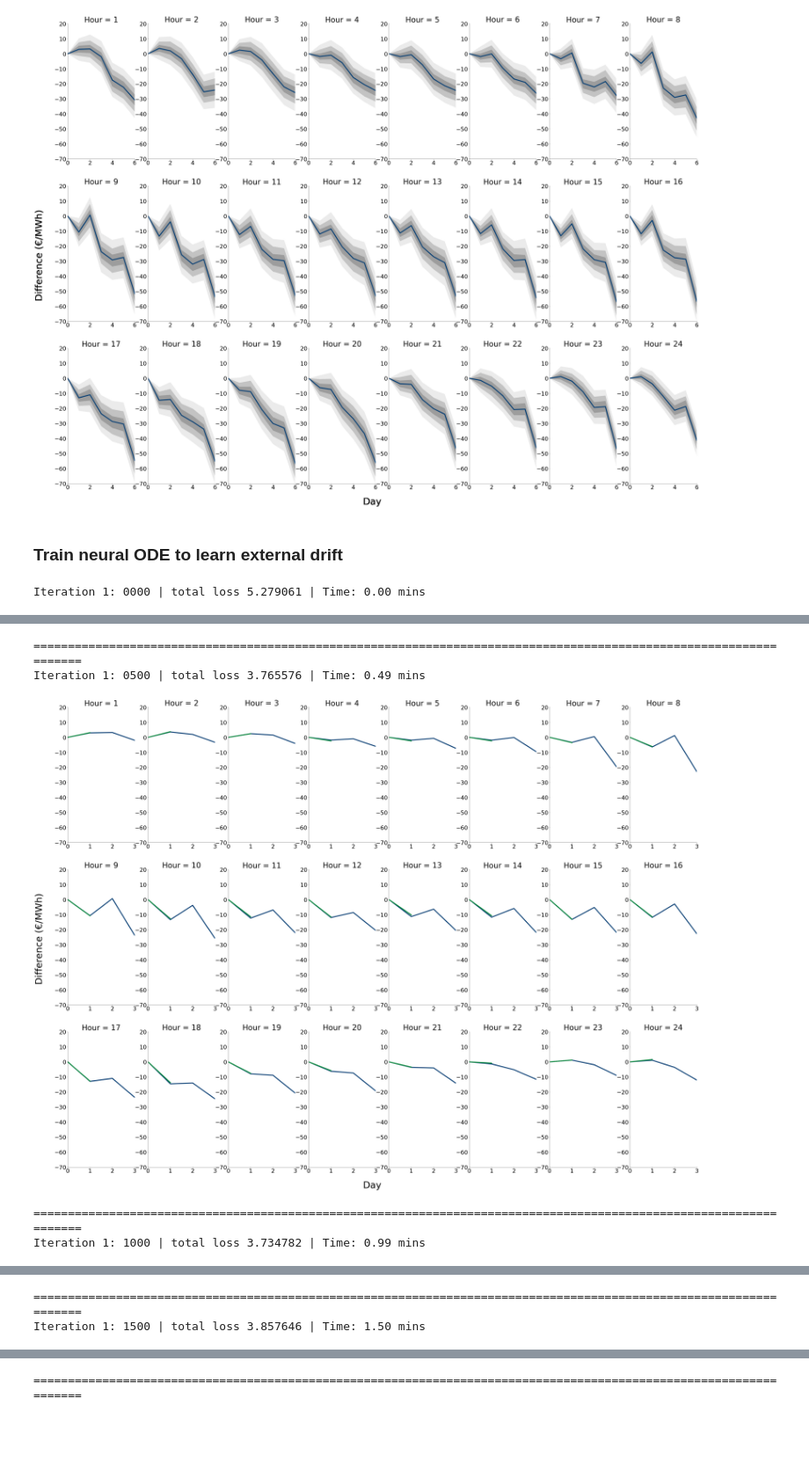
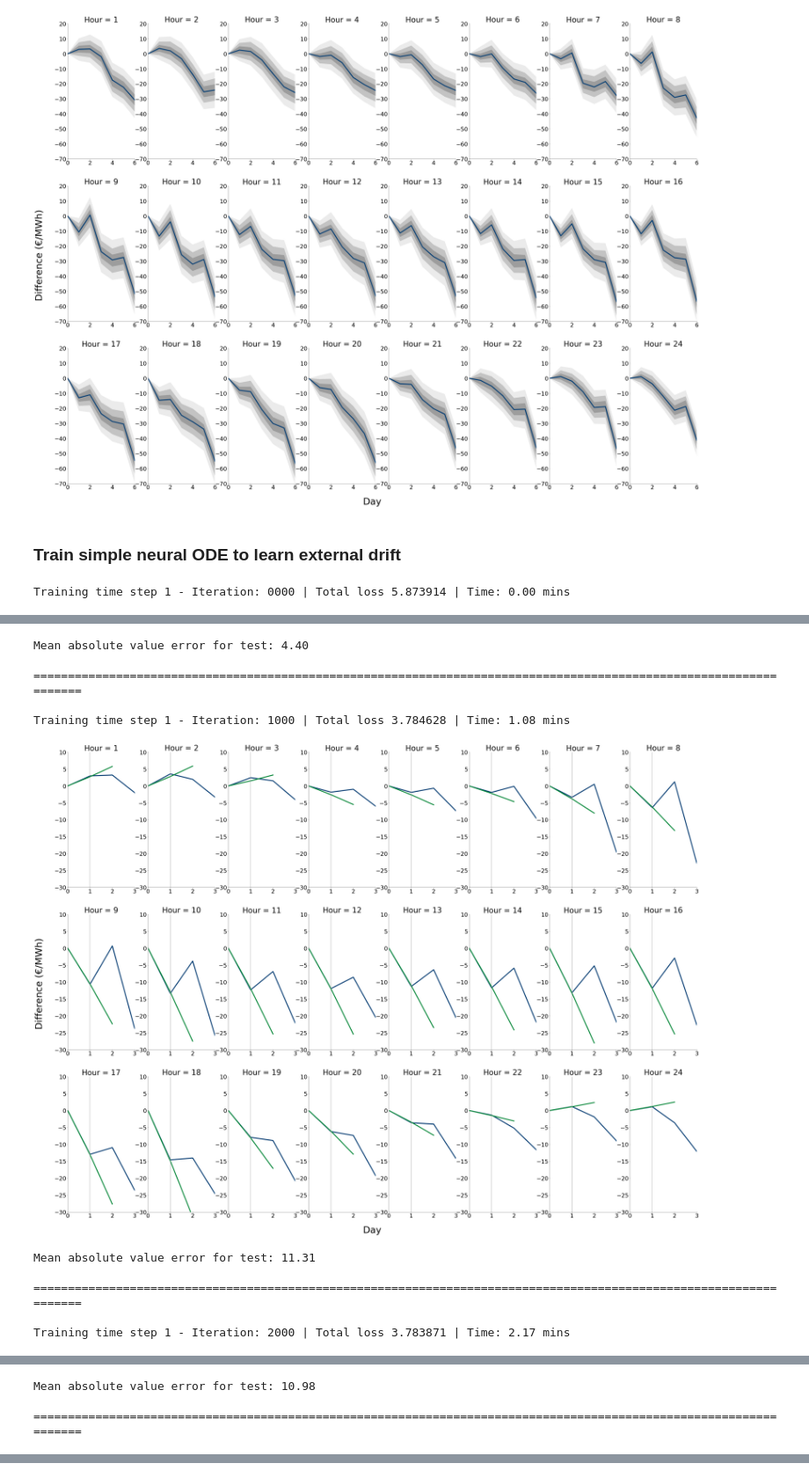
Before and after one commit to NonoMalpi/electricity, a Jupyter notebook: notebooks/external_drift.ipynb, the cells around one changed output, grey strips where cells are left out. Shown at 88% size. Cells and saved outputs as stored; diff of their text form; code cells hidden in the pictures; blank space fills up the shorter version.

Commit message:
:hammer: Add test evaluation

```diff
--- a/notebooks/external_drift.ipynb
+++ b/notebooks/external_drift.ipynb
@@ -124,27 +125,27 @@ fig.text(0.09, 0.5, "Difference (€/MWh)", ha="center", va="center", fontdict={
 # %% [output]
 [figure]
 # %% [markdown]
-### Train neural ODE to learn external drift
+### Train simple neural ODE to learn external drift
 # %%
 def get_multivariate_batch(train_df: pd.DataFrame, t: int):
-    batch_y = np.zeros((t+1, 20, 1, 24)) # shape: (time, batch_size, 1, obs_dim)
+    batch_y = np.zeros((t+1, 30, 1, 24)) # shape: (time, batch_size, 1, obs_dim)
     batch_t = torch.from_numpy(np.arange(t+1, dtype=np.float64))
-    col_indexes = np.random.choice(train_df.columns, size=20, replace=False) # pick batch_size columns
+    col_indexes = np.random.choice(train_df.columns, size=30, replace=False) # pick batch_size columns
     # iterate through each timestamp to get array of shape (batch_zise, 1, obs_dim)
     for h in range(t+1):
-        batch_y[h] = train_df[col_indexes].xs(h, level=1, drop_level=False).T.values.reshape(20, 1, 24)
+        batch_y[h] = train_df[col_indexes].xs(h, level=1, drop_level=False).T.values.reshape(30, 1, 24)
     batch_y0 = torch.from_numpy(batch_y[0]).float()
     batch_y = torch.from_numpy(batch_y)
 
     return batch_y0, batch_t, batch_y
 
-def get_mean_tensor_from_trajectories(traj_df: pd.DataFrame, hour: int):
-    tensor_1d = traj_df.xs(hour, level=1, drop_level=False).mean(axis=1).values
+def get_mean_tensor_from_trajectories(traj_df: pd.DataFrame, time_step: int):
+    tensor_1d = traj_df.xs(time_step, level=1, drop_level=False).mean(axis=1).values
     tensor_1d = torch.from_numpy(tensor_1d.reshape(1, 1, -1)).float().to(device)
 
     return tensor_1d
 
-def plot_training_evaluation(pred: torch.tensor, train_df: pd.DataFrame):
+def plot_training_evaluation(pred: torch.tensor, train_df: pd.DataFrame, t: int):
     fig, axis = plt.subplots(3, 8, figsize=(60, 45))
 
     pred_df = pd.DataFrame(pred.reshape(-1, 24).T, index=np.arange(1, 25))
@@ -154,11 +155,12 @@ def plot_training_evaluation(pred: torch.tensor, train_df: pd.DataFrame):
             h = 1 + i*8+j
             hour_diff_df.loc[h].mean(axis=1).plot(ax=ax, lw=5, color=ImperialColors.blue.value)
             pred_df.loc[h].plot(ax=ax, lw=5, color=ImperialColors.dark_green.value)
+            ax.axvline(x=t, color=ImperialColors.cool_grey.value)
 
             ax.set_xlabel("")
             ax.set_title(f"Hour = {h}", fontsize=40)
-            ax.set_xlim(0, pred_df.shape[-1] + 1)
-            ax.set_ylim(-70, 20)
+            ax.set_xlim(0, pred_df.shape[-1])
+            ax.set_ylim(-30, 10)
             ax.tick_params(axis="both", labelsize=30)
             ax.spines['right'].set_visible(False)
             ax.spines['top'].set_visible(False)
@@ -181,7 +183,7 @@ for j in range(1, 2):
     loss_meter = RunningAverageMeter(0.97)
 
 
-    for itr in range(0, 1_500+1):
+    for itr in range(0, 2_000+1):
         optimizer.zero_grad()
         batch_y0, batch_t, batch_y = get_multivariate_batch(train_df=hour_diff_df, t=trajectory_time)
         batch_y0 = batch_y0.to(device)
@@ -198,18 +200,19 @@ for j in range(1, 2):
         end = time.time()
         training_time = (end-start) / 60
 
-        if itr % 500 == 0:
-            print(f"Iteration {j}: {itr:04d} | total loss {loss_meter.avg:.6f} | Time: {training_time:.2f} mins")
-            # evaluate training set
-            true_y0 = get_mean_tensor_from_trajectories(traj_df=hour_diff_df, hour=0)
+        if itr % 1_000 == 0:
+            print(f"Training time step {j} - Iteration: {itr:04d} | Total loss {loss_meter.avg:.6f} | Time: {training_time:.2f} mins")
+            # evaluate training and test set
+            true_y0 = get_mean_tensor_from_trajectories(traj_df=hour_diff_df, time_step=0)
+            batch_test_t = torch.from_numpy(np.arange(trajectory_time+2, dtype=np.float64))
+            true_test_y = get_mean_tensor_from_trajectories(traj_df=hour_diff_df, time_step=trajectory_time+1)
+            with torch.no_grad():
+                pred_test_y = odeint(func, true_y0, batch_test_t)
+                plot_training_evaluation(pred=pred_test_y, train_df=hour_diff_df, t=trajectory_time)
+                plt.show()
+                test_loss = torch.mean(torch.abs(true_test_y - pred_test_y[-1]))
+                print(f"Mean absolute value error for test: {test_loss:.2f}")
 
-            with torch.no_grad():
-                pred_y = odeint(func, true_y0, batch_t)
-                plot_training_evaluation(pred=pred_y, train_df=hour_diff_df)
-                plt.show()
-
-                # Predict for test set and compute loss
-
-            print("="*115)
+            print("\n" + "="*115 + "\n")
 # %% [output]
-Iteration 1: 0000 | total loss 5.279061 | Time: 0.00 mins
+Training time step 1 - Iteration: 0000 | Total loss 5.873914 | Time: 0.00 mins
@@ -217,5 +220,11 @@ Iteration 1: 0000 | total loss 5.279061 | Time: 0.00 mins
+Mean absolute value error for test: 4.40
+
 ===================================================================================================================
-Iteration 1: 0500 | total loss 3.765576 | Time: 0.49 mins
+
+Training time step 1 - Iteration: 1000 | Total loss 3.784628 | Time: 1.08 mins
-[figure, old version]
+[figure, new version]
+Mean absolute value error for test: 11.31
+
 ===================================================================================================================
-Iteration 1: 1000 | total loss 3.734782 | Time: 0.99 mins
+
+Training time step 1 - Iteration: 2000 | Total loss 3.783871 | Time: 2.17 mins
@@ -223,2 +232,3 @@ Iteration 1: 1000 | total loss 3.734782 | Time: 0.99 mins
+Mean absolute value error for test: 10.98
+
 ===================================================================================================================
-Iteration 1: 1500 | total loss 3.857646 | Time: 1.50 mins
@@ -226 +234,0 @@ Iteration 1: 1500 | total loss 3.857646 | Time: 1.50 mins
-===================================================================================================================
```
Also changed, not shown: parts of 2 cells of this notebook.
